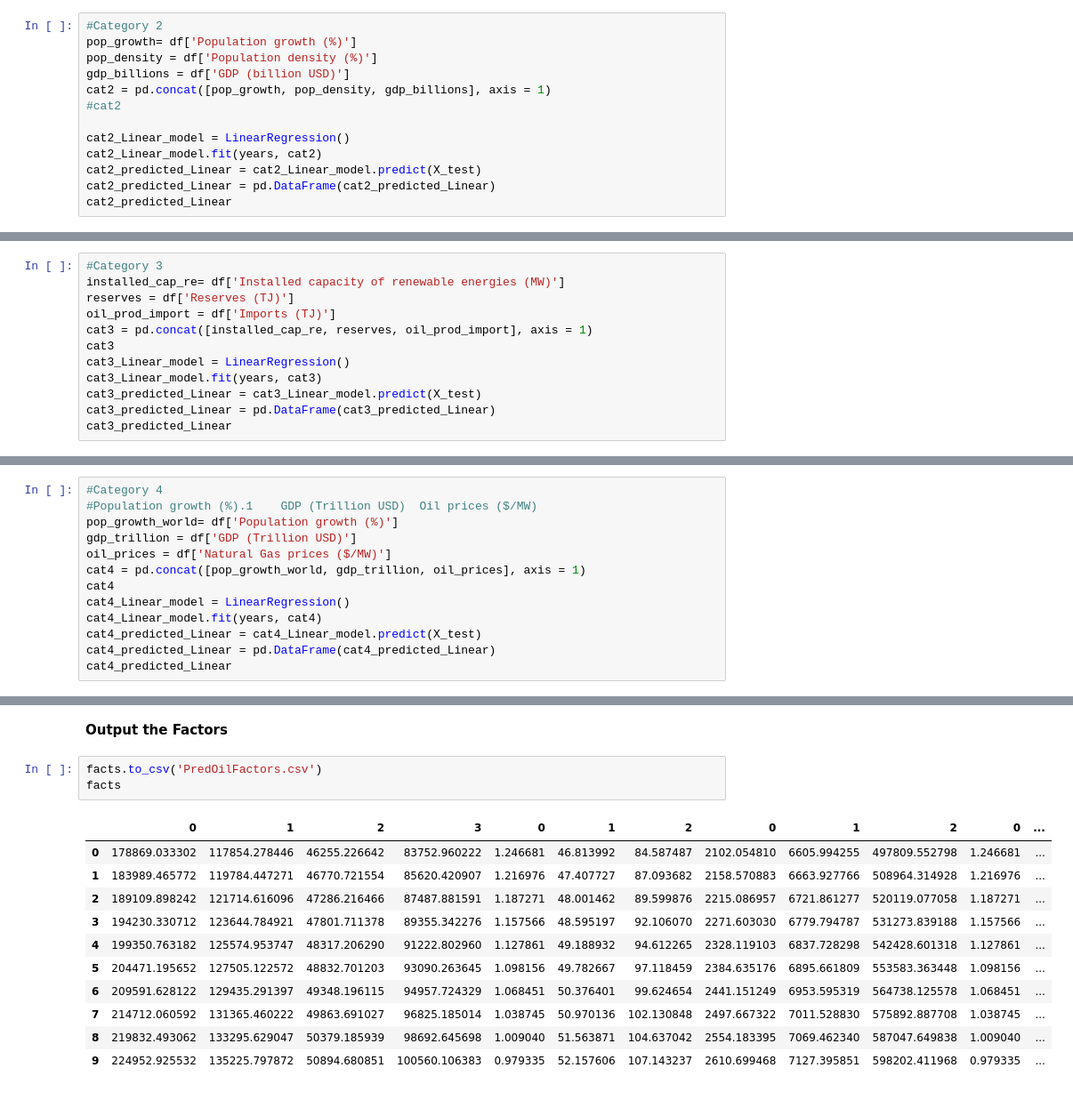
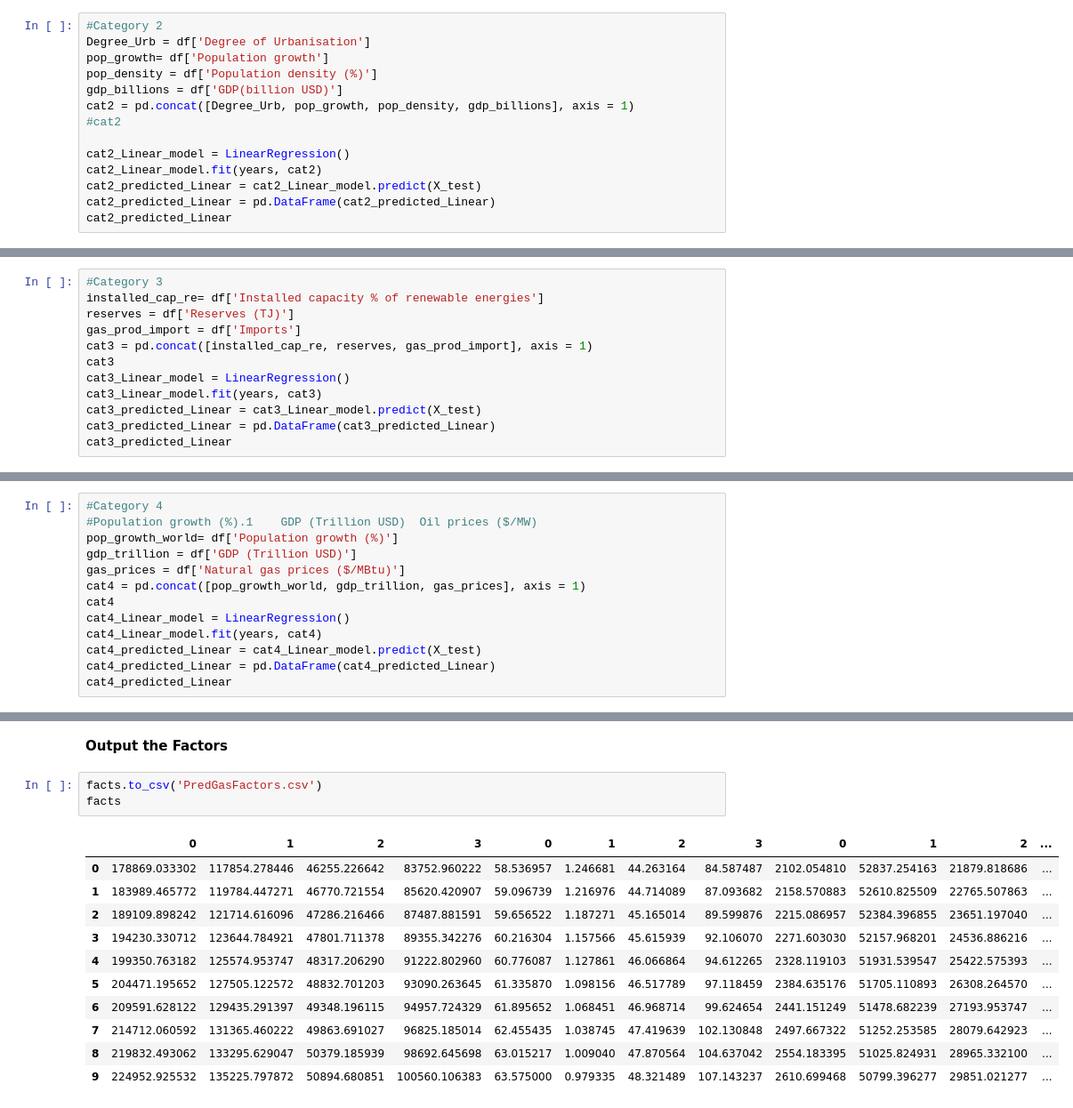
Before and after one commit to ELALAY/Morocco-Energy-Consumption-Production-Prediction, a Jupyter notebook: Gas Factors Prediction .ipynb, the cells around one changed output, grey strips where cells are left out. Shown at 89% size. Saved outputs shown, nothing was run; the diff lists cells and outputs as text.

Commit message:
predicted the Gas Factors

```diff
--- a/Gas Factors Prediction .ipynb
+++ b/Gas Factors Prediction .ipynb
@@ -137,10 +155,11 @@ cat1_predicted_Linear
 | 9 | 224952.925532 | 135225.797872 | 50894.680851 | 100560.106383 |
 # %%
 #Category 2
-pop_growth= df['Population growth (%)']
+Degree_Urb = df['Degree of Urbanisation']
+pop_growth= df['Population growth']
 pop_density = df['Population density (%)']
-gdp_billions = df['GDP (billion USD)']
-cat2 = pd.concat([pop_growth, pop_density, gdp_billions], axis = 1)
+gdp_billions = df['GDP(billion USD)']
+cat2 = pd.concat([Degree_Urb, pop_growth, pop_density, gdp_billions], axis = 1)
 #cat2
 
 cat2_Linear_model = LinearRegression()
@@ -163,9 +182,9 @@ cat2_predicted_Linear
 # %%
 #Category 3
-installed_cap_re= df['Installed capacity of renewable energies (MW)']
+installed_cap_re= df['Installed capacity % of renewable energies']
 reserves = df['Reserves (TJ)']
-oil_prod_import = df['Imports (TJ)']
-cat3 = pd.concat([installed_cap_re, reserves, oil_prod_import], axis = 1)
+gas_prod_import = df['Imports']
+cat3 = pd.concat([installed_cap_re, reserves, gas_prod_import], axis = 1)
 cat3
 cat3_Linear_model = LinearRegression()
 cat3_Linear_model.fit(years, cat3)
@@ -189,8 +208,8 @@ cat3_predicted_Linear
 #Population growth (%).1	GDP (Trillion USD)	Oil prices ($/MW)
 pop_growth_world= df['Population growth (%)']
 gdp_trillion = df['GDP (Trillion USD)']
-oil_prices = df['Natural Gas prices ($/MW)']
-cat4 = pd.concat([pop_growth_world, gdp_trillion, oil_prices], axis = 1)
+gas_prices = df['Natural gas prices ($/MBtu)']
+cat4 = pd.concat([pop_growth_world, gdp_trillion, gas_prices], axis = 1)
 cat4
 cat4_Linear_model = LinearRegression()
 cat4_Linear_model.fit(years, cat4)
@@ -258,17 +279,17 @@ factors.shape
 # %% [markdown]
 **Output the Factors**
 # %%
-facts.to_csv('PredOilFactors.csv')
+facts.to_csv('PredGasFactors.csv')
 facts
 # %% [output]
-|  | 0 | 1 | 2 | 3 | 0 | 1 | 2 | 0 | 1 | 2 | 0 | ... |
-| 0 | 178869.033302 | 117854.278446 | 46255.226642 | 83752.960222 | 1.246681 | 46.813992 | 84.587487 | 2102.054810 | 6605.994255 | 497809.552798 | 1.246681 | ... |
-| 1 | 183989.465772 | 119784.447271 | 46770.721554 | 85620.420907 | 1.216976 | 47.407727 | 87.093682 | 2158.570883 | 6663.927766 | 508964.314928 | 1.216976 | ... |
-| 2 | 189109.898242 | 121714.616096 | 47286.216466 | 87487.881591 | 1.187271 | 48.001462 | 89.599876 | 2215.086957 | 6721.861277 | 520119.077058 | 1.187271 | ... |
-| 3 | 194230.330712 | 123644.784921 | 47801.711378 | 89355.342276 | 1.157566 | 48.595197 | 92.106070 | 2271.603030 | 6779.794787 | 531273.839188 | 1.157566 | ... |
-| 4 | 199350.763182 | 125574.953747 | 48317.206290 | 91222.802960 | 1.127861 | 49.188932 | 94.612265 | 2328.119103 | 6837.728298 | 542428.601318 | 1.127861 | ... |
-| 5 | 204471.195652 | 127505.122572 | 48832.701203 | 93090.263645 | 1.098156 | 49.782667 | 97.118459 | 2384.635176 | 6895.661809 | 553583.363448 | 1.098156 | ... |
-| 6 | 209591.628122 | 129435.291397 | 49348.196115 | 94957.724329 | 1.068451 | 50.376401 | 99.624654 | 2441.151249 | 6953.595319 | 564738.125578 | 1.068451 | ... |
-| 7 | 214712.060592 | 131365.460222 | 49863.691027 | 96825.185014 | 1.038745 | 50.970136 | 102.130848 | 2497.667322 | 7011.528830 | 575892.887708 | 1.038745 | ... |
-| 8 | 219832.493062 | 133295.629047 | 50379.185939 | 98692.645698 | 1.009040 | 51.563871 | 104.637042 | 2554.183395 | 7069.462340 | 587047.649838 | 1.009040 | ... |
-| 9 | 224952.925532 | 135225.797872 | 50894.680851 | 100560.106383 | 0.979335 | 52.157606 | 107.143237 | 2610.699468 | 7127.395851 | 598202.411968 | 0.979335 | ... |
+|  | 0 | 1 | 2 | 3 | 0 | 1 | 2 | 3 | 0 | 1 | 2 | ... |
+| 0 | 178869.033302 | 117854.278446 | 46255.226642 | 83752.960222 | 58.536957 | 1.246681 | 44.263164 | 84.587487 | 2102.054810 | 52837.254163 | 21879.818686 | ... |
+| 1 | 183989.465772 | 119784.447271 | 46770.721554 | 85620.420907 | 59.096739 | 1.216976 | 44.714089 | 87.093682 | 2158.570883 | 52610.825509 | 22765.507863 | ... |
+| 2 | 189109.898242 | 121714.616096 | 47286.216466 | 87487.881591 | 59.656522 | 1.187271 | 45.165014 | 89.599876 | 2215.086957 | 52384.396855 | 23651.197040 | ... |
+| 3 | 194230.330712 | 123644.784921 | 47801.711378 | 89355.342276 | 60.216304 | 1.157566 | 45.615939 | 92.106070 | 2271.603030 | 52157.968201 | 24536.886216 | ... |
+| 4 | 199350.763182 | 125574.953747 | 48317.206290 | 91222.802960 | 60.776087 | 1.127861 | 46.066864 | 94.612265 | 2328.119103 | 51931.539547 | 25422.575393 | ... |
+| 5 | 204471.195652 | 127505.122572 | 48832.701203 | 93090.263645 | 61.335870 | 1.098156 | 46.517789 | 97.118459 | 2384.635176 | 51705.110893 | 26308.264570 | ... |
+| 6 | 209591.628122 | 129435.291397 | 49348.196115 | 94957.724329 | 61.895652 | 1.068451 | 46.968714 | 99.624654 | 2441.151249 | 51478.682239 | 27193.953747 | ... |
+| 7 | 214712.060592 | 131365.460222 | 49863.691027 | 96825.185014 | 62.455435 | 1.038745 | 47.419639 | 102.130848 | 2497.667322 | 51252.253585 | 28079.642923 | ... |
+| 8 | 219832.493062 | 133295.629047 | 50379.185939 | 98692.645698 | 63.015217 | 1.009040 | 47.870564 | 104.637042 | 2554.183395 | 51025.824931 | 28965.332100 | ... |
+| 9 | 224952.925532 | 135225.797872 | 50894.680851 | 100560.106383 | 63.575000 | 0.979335 | 48.321489 | 107.143237 | 2610.699468 | 50799.396277 | 29851.021277 | ... |
```
Also changed, not shown: parts of 11 cells of this notebook, 2 other files.
